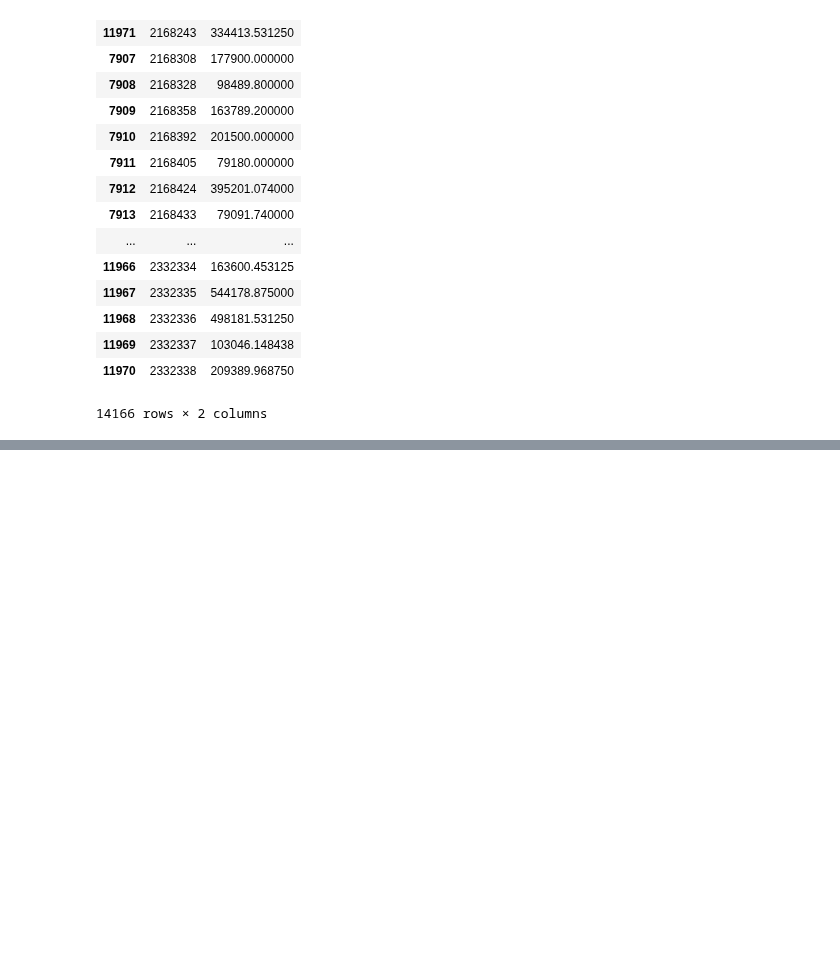
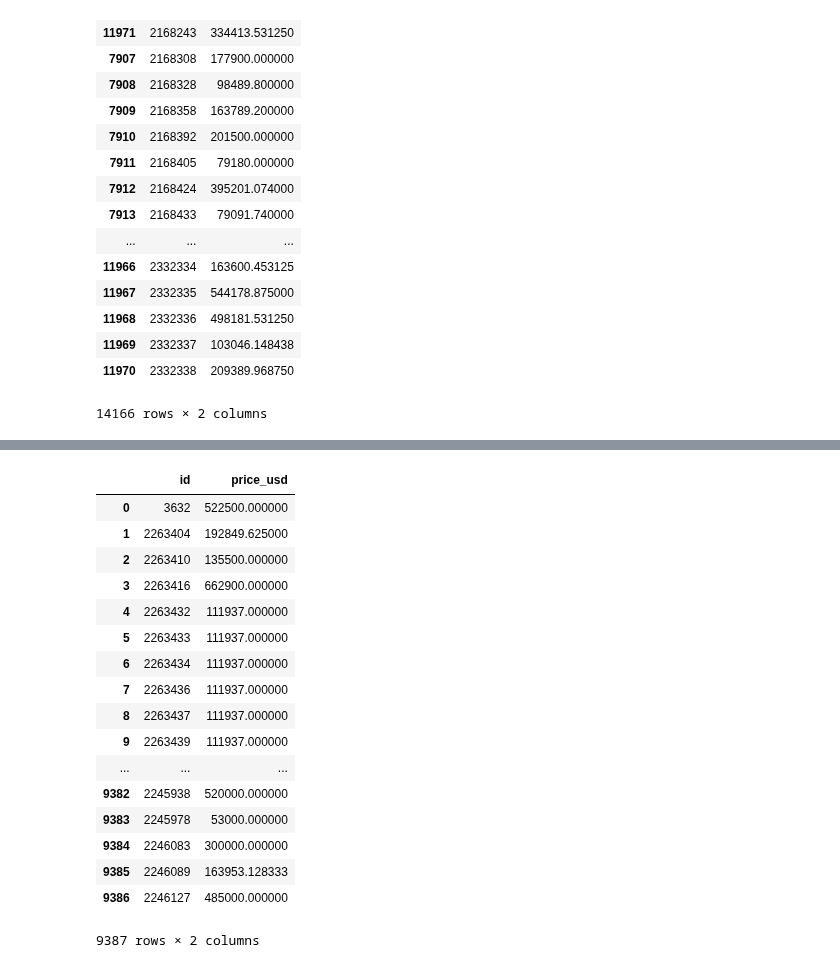
Before and after one commit to LucianoGiannotti/ProperatiDatosTP, a Jupyter notebook: Merge de predicciones.ipynb, the cells around one changed output, grey strips where cells are left out. Drawn from its saved outputs; the diff is of its cells as text; code cells hidden in the pictures; blank space fills up the shorter version.

```diff
--- a/Merge de predicciones.ipynb
+++ b/Merge de predicciones.ipynb
@@ -181,0 +239,23 @@ pred_merge.to_csv('Predicciones/Extra_Tree2+XGBOOST.csv', index = False)
+# %%
+pred_decission_tree = pd.read_csv('Predicciones/Decission_tree.csv')
+pred_decission_tree.rename(columns = {'id': 'id','price_aprox_usd':'price_usd'},inplace=True)
+pred_decission_tree
+# %% [output]
+|  | id | price_usd |
+| 0 | 3632 | 522500.000000 |
+| 1 | 2263404 | 192849.625000 |
+| 2 | 2263410 | 135500.000000 |
+| 3 | 2263416 | 662900.000000 |
+| 4 | 2263432 | 111937.000000 |
+| 5 | 2263433 | 111937.000000 |
+| 6 | 2263434 | 111937.000000 |
+| 7 | 2263436 | 111937.000000 |
+| 8 | 2263437 | 111937.000000 |
+| 9 | 2263439 | 111937.000000 |
+| ... | ... | ... |
+| 9382 | 2245938 | 520000.000000 |
+| 9383 | 2245978 | 53000.000000 |
+| 9384 | 2246083 | 300000.000000 |
+| 9385 | 2246089 | 163953.128333 |
+| 9386 | 2246127 | 485000.000000 |
+9387 rows × 2 columns
```
Also changed, not shown: parts of 52 cells of this notebook, 22 other files.
